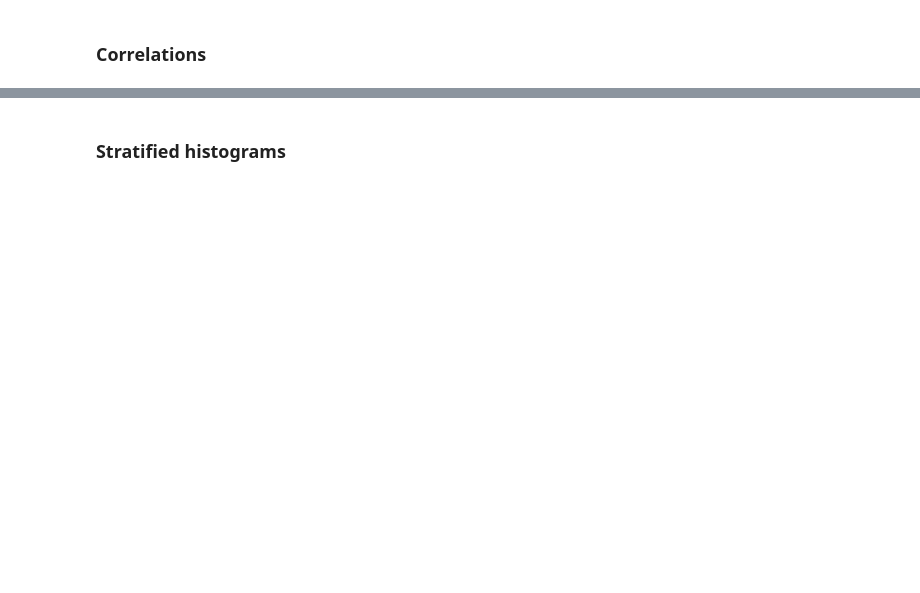
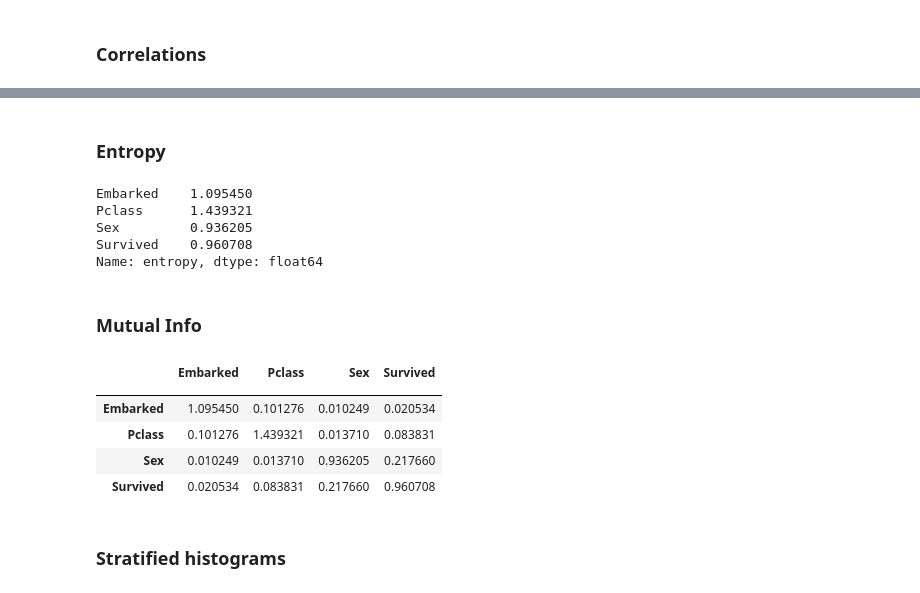
Before and after one commit to dvgodoy/handyspark, a Jupyter notebook: notebooks/Exploring_Titanic.ipynb, the cells around one changed output, grey strips where cells are left out. Saved outputs shown, nothing was run; the diff lists cells and outputs as text; code cells hidden in the pictures; blank space fills up the shorter version.

```diff
--- a/notebooks/Exploring_Titanic.ipynb
+++ b/notebooks/Exploring_Titanic.ipynb
@@ -376,4 +443,25 @@ male    Age           -0.091223
 Name: Survived, dtype: float64
+# %% [markdown]
+### Entropy
+# %%
+hdf_fenced.cols[['Survived', 'Pclass', 'Embarked', 'Sex']].entropy()
+# %% [output]
+Embarked    1.095450
+Pclass      1.439321
+Sex         0.936205
+Survived    0.960708
+Name: entropy, dtype: float64
+# %% [markdown]
+### Mutual Info
+# %%
+hdf_fenced.cols[['Survived', 'Pclass', 'Embarked', 'Sex']].mutual_info()
+# %% [output]
+|  | Embarked | Pclass | Sex | Survived |
+|  |  |  |  |  |
+| Embarked | 1.095450 | 0.101276 | 0.010249 | 0.020534 |
+| Pclass | 0.101276 | 1.439321 | 0.013710 | 0.083831 |
+| Sex | 0.010249 | 0.013710 | 0.936205 | 0.217660 |
+| Survived | 0.020534 | 0.083831 | 0.217660 | 0.960708 |
 # %% [markdown]
 ### Stratified histograms
 # %%
```
Also changed, not shown: parts of 30 cells of this notebook, 15 other files.
